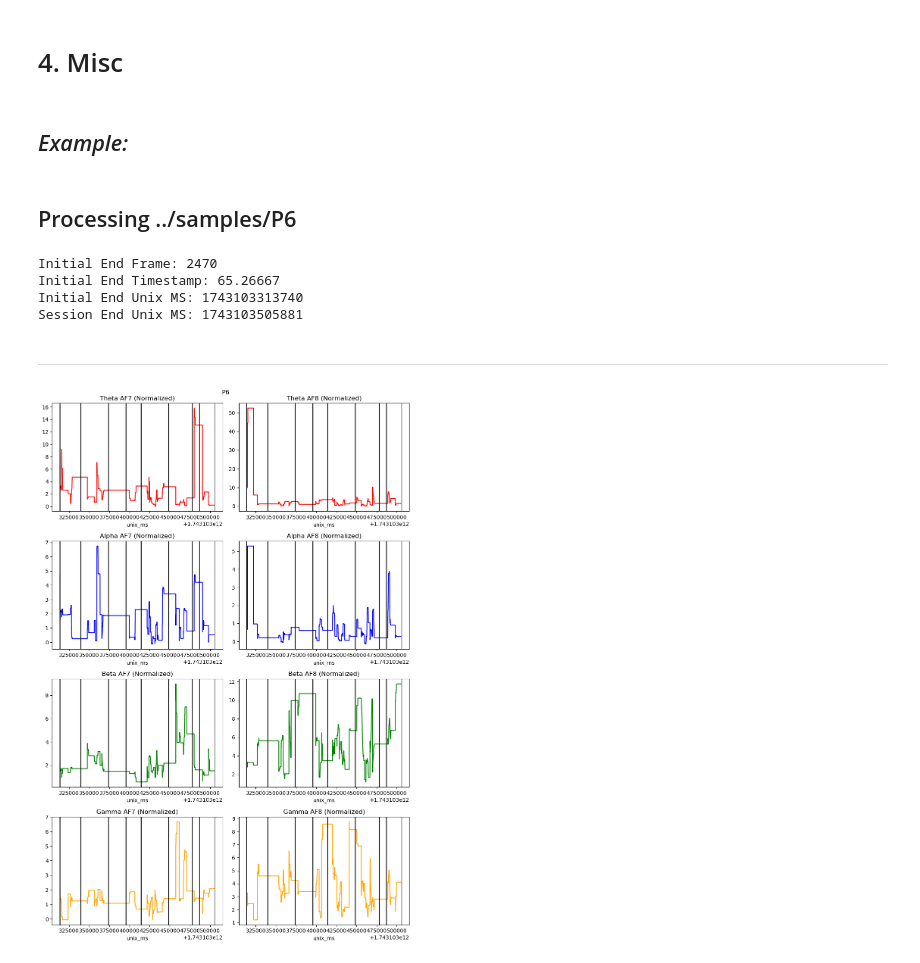
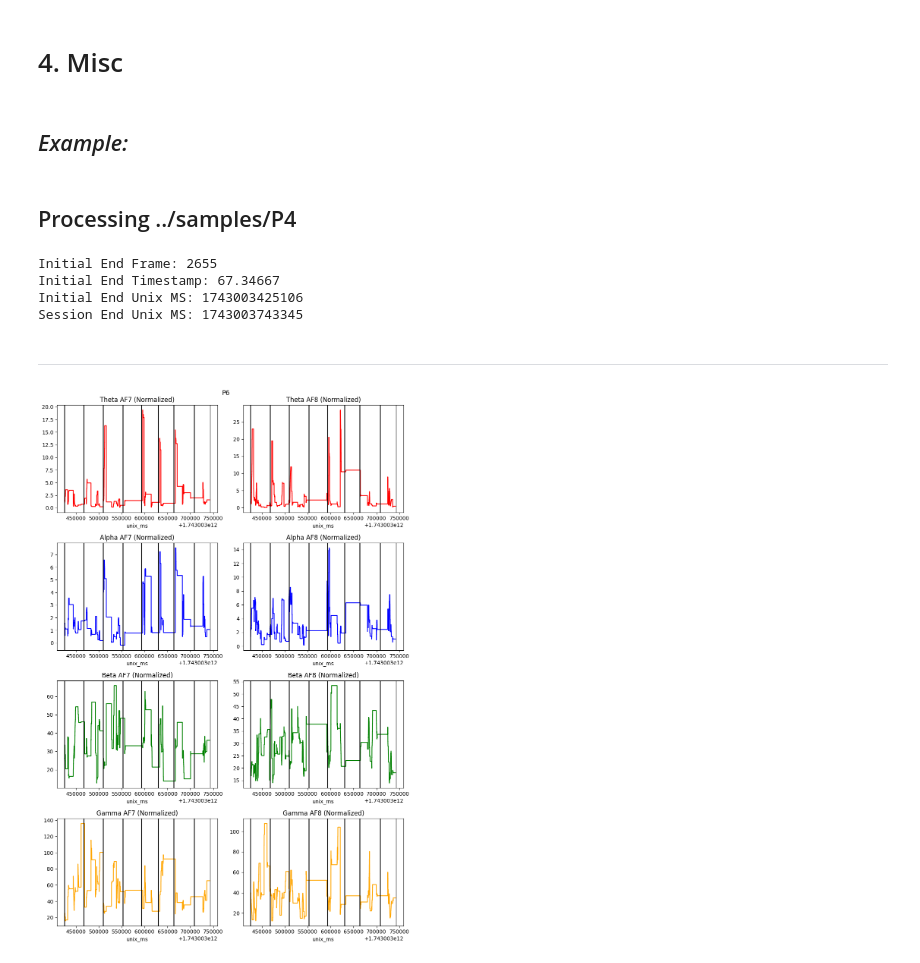
Before and after one commit to SimpleDevs-AR-VR/Meta-Quest-Pro-LensCorrection, a Jupyter notebook: src/streetsim-eeg-gaze_final.ipynb, the cells around one changed output. Drawn from its saved outputs; the diff is of its cells as text; code cells hidden in the pictures.

```diff
--- a/src/streetsim-eeg-gaze_final.ipynb
+++ b/src/streetsim-eeg-gaze_final.ipynb
@@ -452,15 +452,12 @@ def GetGazeFromEyes(eye_df, gaze_threshold=250.0, display_df:bool=False):
 # %%
 iDisplay(Markdown('### _Example:_'))
 
-"""
-# Recall from an earlier code block:
-  ex_initial_frame,
-  ex_initial_ts,
-  ex_initial_unix,
-  ex_session_unix
-"""
-
-eyes_df = GetEyes('../samples/P1/eye.csv', ex_initial_unix, ex_session_unix, obj_blacklist=_OBJECT_BLACKLIST, display_df=True)
+eyes_df = GetEyes(
+    '../samples/P1/eye.csv',
+    trial_data['initial_end_unix_ms'],
+    trial_data['session_end_unix_ms'],
+    obj_blacklist=_OBJECT_BLACKLIST,
+    display_df=True )
 gaze_df = GetGazeFromEyes(eyes_df, display_df=True)
 # %% [output]
 ### _Example:_
@@ -1274,14 +1267,14 @@ def PlotEEG(df, frequencies, electrodes, colors, trial_df=None, suptitle:str='EE
 # %%
 iDisplay(Markdown('## _Example:_'))
 
-dfs = ProcessParticipant('../samples/P6', calculate_results=False)
+dfs = ProcessParticipant('../samples/P4', calculate_results=False)
 PlotEEG(dfs['eeg'], _FREQUENCY_BANDS, _ELECTRODES, _FREQUENCY_COLORS, trial_df=dfs['trial'], suptitle='P6')
 # %% [output]
 ## _Example:_
-## Processing ../samples/P6
+## Processing ../samples/P4
-Initial End Frame: 2470
-Initial End Timestamp: 65.26667
-Initial End Unix MS: 1743103313740
-Session End Unix MS: 1743103505881
+Initial End Frame: 2655
+Initial End Timestamp: 67.34667
+Initial End Unix MS: 1743003425106
+Session End Unix MS: 1743003743345
 ---
-[figure, old version]
+[figure, new version]
```
Also changed, not shown: parts of 6 cells of this notebook, 7 other files.
